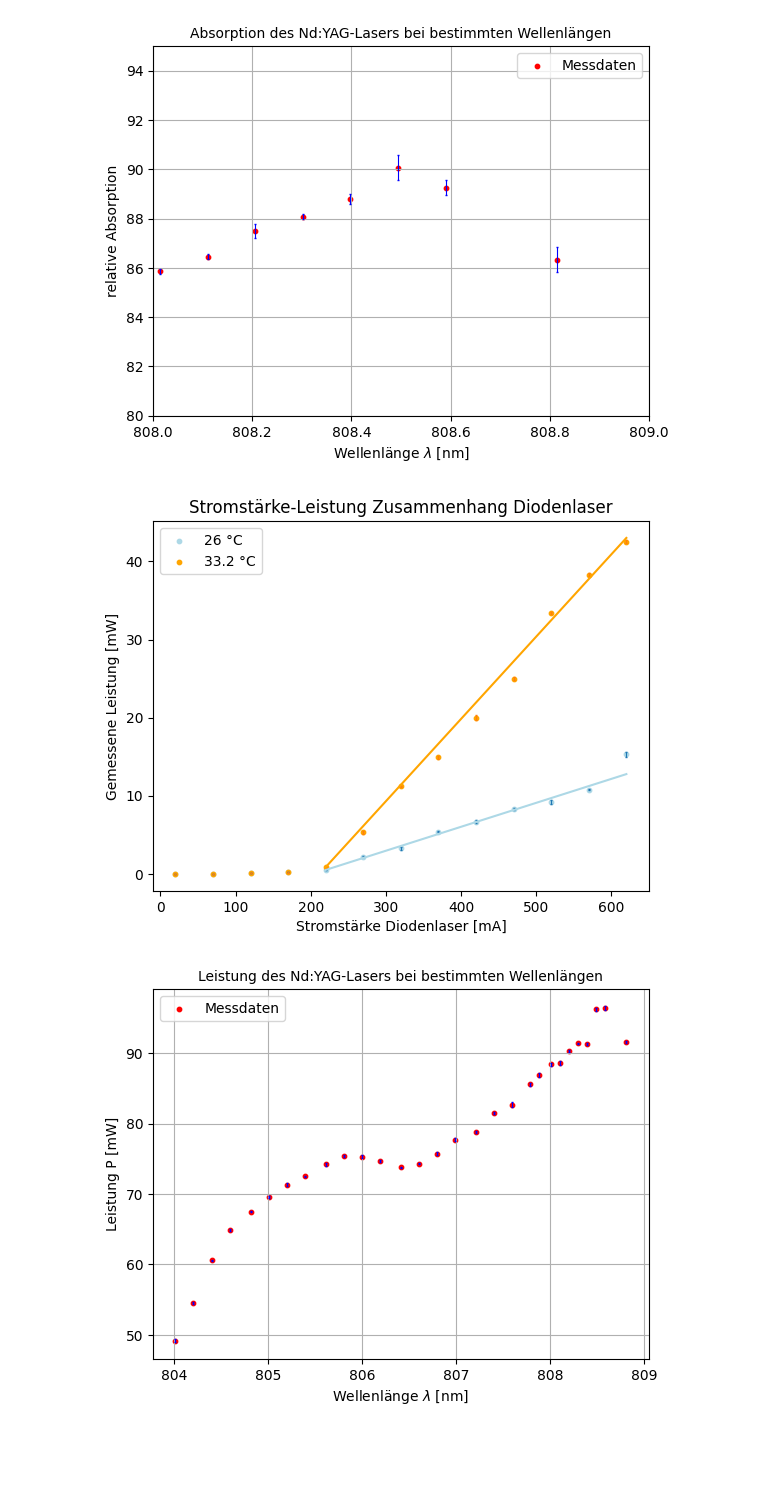
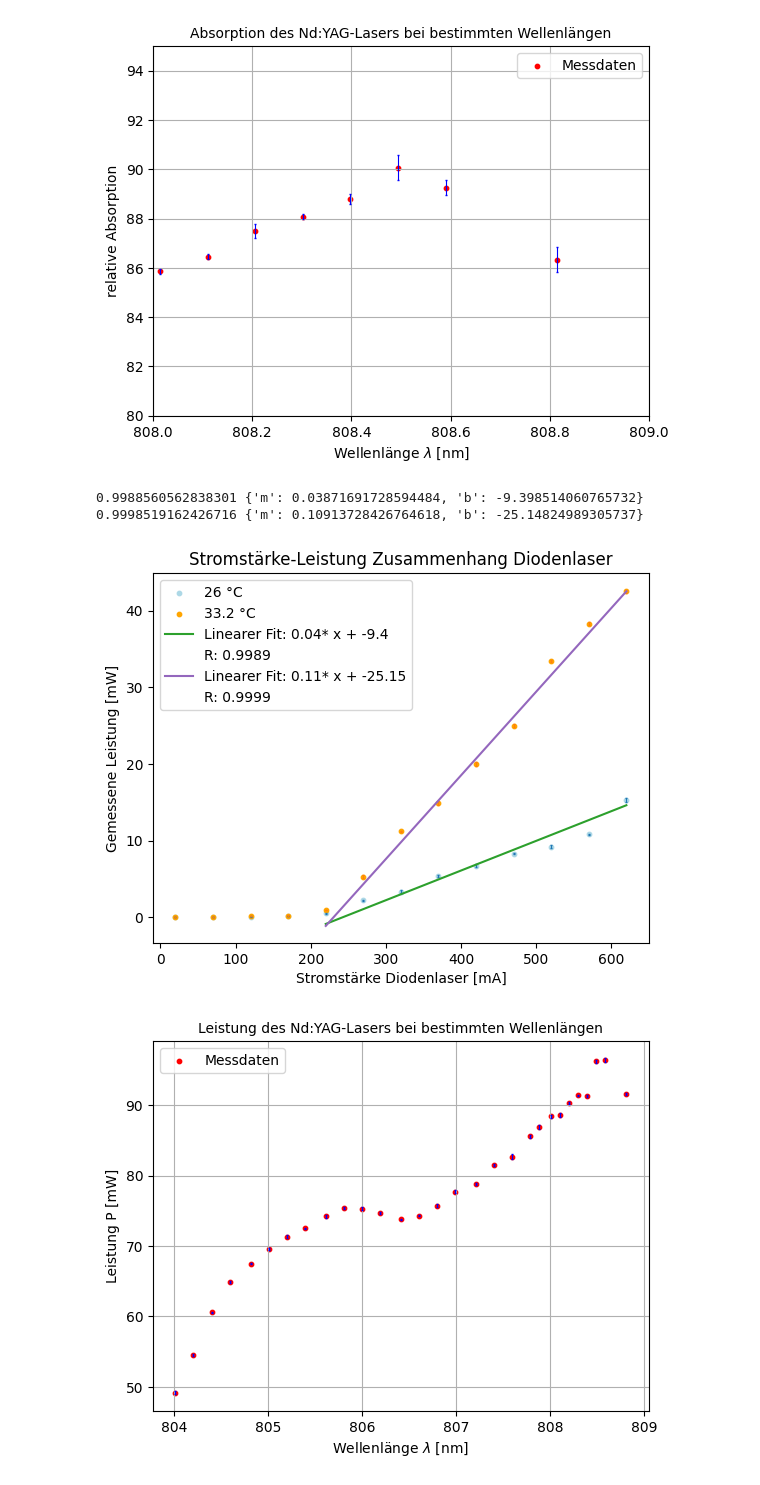
Before and after one commit to CaptainNikon/O2_Nd-YAG_Laser, a Jupyter notebook: Auswertung.ipynb, the cells around one changed output. Saved outputs shown, nothing was run; the diff lists cells and outputs as text; code cells hidden in the pictures; blank space fills up the shorter version.

```diff
--- a/Auswertung.ipynb
+++ b/Auswertung.ipynb
@@ -63,23 +63,40 @@ plt.savefig("Plots/absorptionndyaglimited.pdf")
 # %%
 plt.errorbar(lpow1[:,0],lpow1[:,1],yerr=lpow1[:,2],linestyle="",capsize=1,elinewidth=0.8)
 plt.scatter(lpow1[:,0],lpow1[:,1],s=10,label="26 °C",c="lightblue")
 
-popt1,cov1 = soc.curve_fit(linear,lpow1[0:9,0],lpow1[0:9,1],sigma=lpow1[0:9,2])
-plt.plot(lpow1[0:9,0],popt1[0]*lpow1[0:9,0]+popt1[1],c="lightblue")
+#popt1,cov1 = soc.curve_fit(linear,lpow1[0:9,0],lpow1[0:9,1],sigma=lpow1[0:9,2])
+#plt.plot(lpow1[0:9,0],popt1[0]*lpow1[0:9,0]+popt1[1],c="lightblue")
 
 plt.errorbar(lpow2[:,0],lpow2[:,1],yerr=lpow2[:,2],linestyle="",capsize=1,elinewidth=0.8)
 plt.scatter(lpow2[:,0],lpow2[:,1],s=10,label="33.2 °C",c="orange")
 
-popt2,cov2 = soc.curve_fit(linear,lpow2[4:13,0],lpow2[4:13,1],sigma=lpow2[4:13,2])
-plt.plot(lpow2[4:13,0],popt2[0]*lpow2[4:13,0]+popt2[1],c="orange")
+#popt2,cov2 = soc.curve_fit(linear,lpow2[4:13,0],lpow2[4:13,1],sigma=lpow2[4:13,2])
+#plt.plot(lpow2[4:13,0],popt2[0]*lpow2[4:13,0]+popt2[1],c="orange")
+
+
+lmodel = Model(linear)
+lparam = lmodel.make_params(m = 1,b = 1)
+lresult1 = lmodel.fit(lpow1[0:9,1],params=lparam,x = lpow1[0:9,0],weights = lpow1[0:9,2])
+lresult2 = lmodel.fit(lpow2[4:13,1],params=lparam,x = lpow2[4:13,0],weights = lpow2[4:13,2])
+
+plt.plot(lpow1[0:9,0], lresult1.best_fit, '-', label='Linearer Fit: '+str(np.round(lresult1.best_values["m"],2))+"* x + "+str(np.round(lresult1.best_values["b"],2)))
+plt.plot([], [], ' ', label="R: "+str(np.round(lresult1.rsquared,4)))
+print(lresult1.rsquared,lresult1.best_values)
+
+plt.plot(lpow2[4:13,0], lresult2.best_fit, '-', label='Linearer Fit: '+str(np.round(lresult2.best_values["m"],2))+"* x + "+str(np.round(lresult2.best_values["b"],2)))
+plt.plot([], [], ' ', label="R: "+str(np.round(lresult2.rsquared,4)))
+print(lresult2.rsquared,lresult2.best_values)
+
 
 plt.xlabel("Stromstärke Diodenlaser [mA]")
 plt.ylabel("Gemessene Leistung [mW]")
 plt.title("Stromstärke-Leistung Zusammenhang Diodenlaser")
 plt.legend()
 plt.savefig("Plots/powerup.pdf")
 # %% [output]
+0.9988560562838301 {'m': 0.03871691728594484, 'b': -9.398514060765732}
+0.9998519162426716 {'m': 0.10913728426764618, 'b': -25.14824989305737}
-[figure, old version]
+[figure, new version]
 # %%
 plt.errorbar((0.32*secondp1[:,0]+797.87),secondp1[:,2],yerr=secondp1[:,3],linestyle="",capsize=1,c="blue",elinewidth=0.8)
 plt.scatter((0.32*secondp1[:,0]+797.87),secondp1[:,2],s=10,c="red",label="Messdaten")
```
Also changed, not shown: parts of 3 cells of this notebook, 11 other files.
